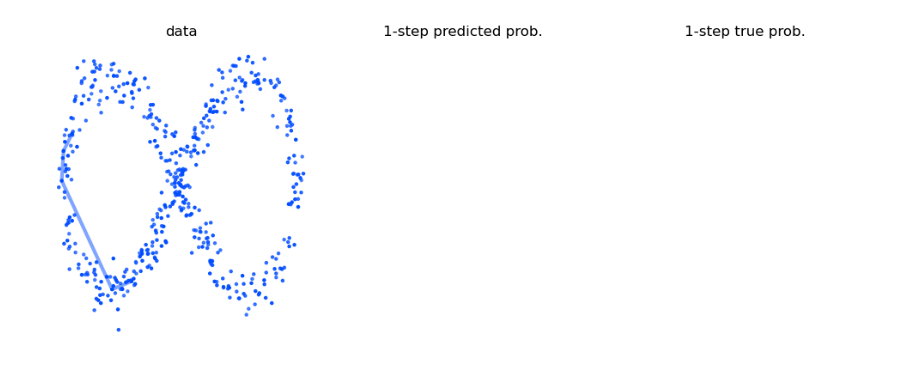
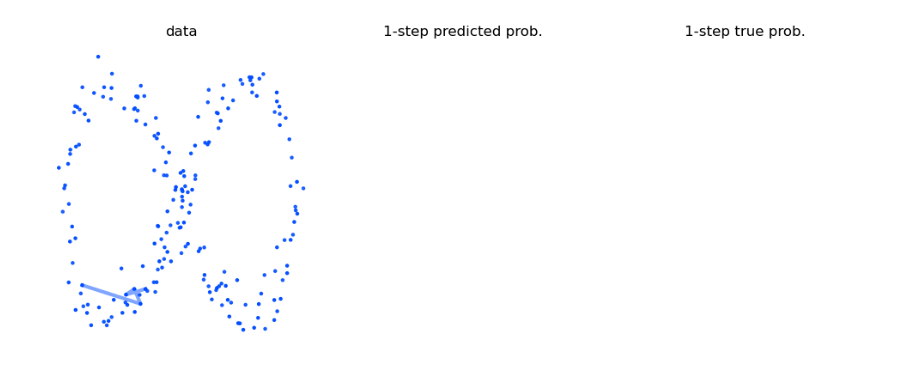
Before and after one commit to draeloslab/AdaptiveLatents, a Jupyter notebook: notebooks/bubblewrap_demo.ipynb, the cells around one changed output. Drawn from its saved outputs; the diff is of its cells as text; code cells hidden in the pictures.

```diff
--- a/notebooks/bubblewrap_demo.ipynb
+++ b/notebooks/bubblewrap_demo.ipynb
@@ -8,50 +5,48 @@ import matplotlib.pyplot as plt
 import numpy as np
 rng = np.random.default_rng()
 # %%
-# hmm = al.input_sources.hmm_simulation.HMM.wave_clock_hmm(n_states=51, displacement_center=2, displacement_spread=.1)
-hmm = al.input_sources.hmm_simulation.HMM.infinity_pool_hmm(n_states=71, displacement_center=2, displacement_spread=.06, variance_scale=.15)
+hmm = al.input_sources.hmm_simulation.HMM.infinity_shape_hmm(n_states=71, displacement_center=2, displacement_spread=.06, variance_scale=.15)
 beh, obs = hmm.simulate_with_states(n_steps=1000, rng=rng)
 # %%
 t = np.arange(obs.shape[0])
 in_ds = NumpyTimedDataSource(obs, t, time_offsets=(0,1))
-out_ds = NumpyTimedDataSource(beh, t, time_offsets=(0,1))
 
 
 bw = Bubblewrap(dim=in_ds.output_shape, **dict(default_rwd_parameters, M=100, num=20, B_thresh=-5, num_grad_q=4))
 
 class CustomAnimation(AnimationManager):
     n_rows = 1
     n_cols = 3
     figsize = (10,4)
     extension = "mp4"
     fps=10
 
     def custom_draw_frame(self, step, bw: Bubblewrap, br: BWRun):
-        historical_observations, _ = br.obs_ds.get_history()
+        historical_observations, _ = br.input_ds.get_history()
 
         al.plotting_functions.show_bubbles_2d(self.ax[0,0], historical_observations, bw, show_names=False, tail_length=5, no_bubbles=True)
         # al.plotting_functions.show_nstep_pdf(self.ax[0,1], br, self.ax[0,0], self.fig, offset=1, show_colorbar=False)
         # al.plotting_functions.show_nstep_pdf(self.ax[0,2], br, self.ax[0,0], self.fig, hmm=hmm, method="hmm", offset=1, show_colorbar=False)
         self.ax[0,0].set_title("data")
         self.ax[0,2].set_title("1-step true prob.")
         self.ax[0,1].set_title("1-step predicted prob.")
 
         for ax in self.ax[0,:]:
             ax.axis("off")
 
     def frame_draw_condition(self, step_number, bw):
         condition = True
         condition = condition and 0 < step_number < 500
         return condition
 
 
 am = CustomAnimation() if True else None
 
-br = BWRun(bw=bw, obs_ds=in_ds, beh_ds=out_ds, animation_manager=am, show_tqdm=True, save_A=False)
+br = BWRun(bw=bw, in_ds=in_ds, animation_manager=am, show_tqdm=True)
 
-br.run(limit=1_000, save=True)
+br.run(limit=200, save=True)
 # %% [output]
-[figure, old version]
+[figure, new version]
 # %%
 t = np.arange(obs.shape[0])
 in_ds = NumpyTimedDataSource(obs, t, time_offsets=(0,1))
```
Also changed, not shown: parts of 4 cells of this notebook, 3 other files.
